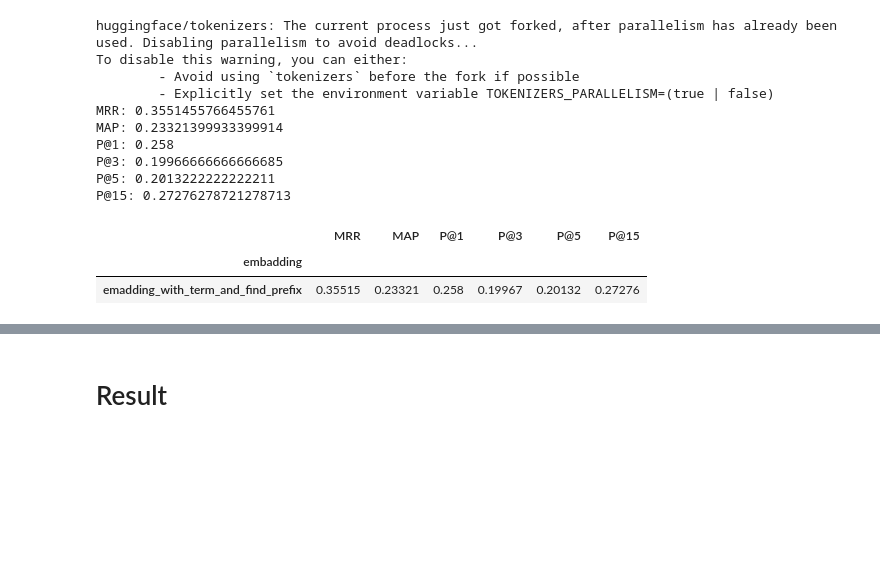
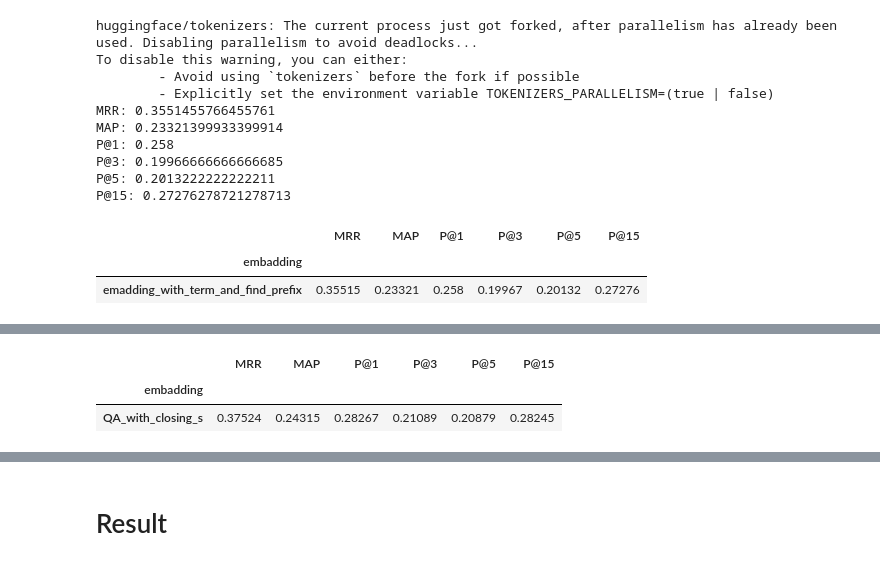
Before and after one commit to JuliaKudryavtseva/nlp, a Jupyter notebook: different_emabdding.ipynb, the cells around one changed output, grey strips where cells are left out. Drawn from its saved outputs; the diff is of its cells as text; code cells hidden in the pictures; blank space fills up the shorter version.

```diff
--- a/different_emabdding.ipynb
+++ b/different_emabdding.ipynb
@@ -915,0 +1285,18 @@ embading_with_term_find_table
+# %%
+QA_with_closing_s = """
+MRR: 0.37523532208532173
+MAP: 0.2431501325834664
+P@1: 0.2826666666666667
+P@3: 0.2108888888888888
+P@5: 0.20878888888888772
+P@15: 0.28244743404743383
+QA_with_closing_s
+"""
+
+
+QA_with_closing_s_table = answers(QA_with_closing_s)
+QA_with_closing_s_table
+# %% [output]
+|  | MRR | MAP | P@1 | P@3 | P@5 | P@15 |
+| embadding |  |  |  |  |  |  |
+| QA_with_closing_s | 0.37524 | 0.24315 | 0.28267 | 0.21089 | 0.20879 | 0.28245 |
```
Also changed, not shown: parts of 28 cells of this notebook, 6 other files.
